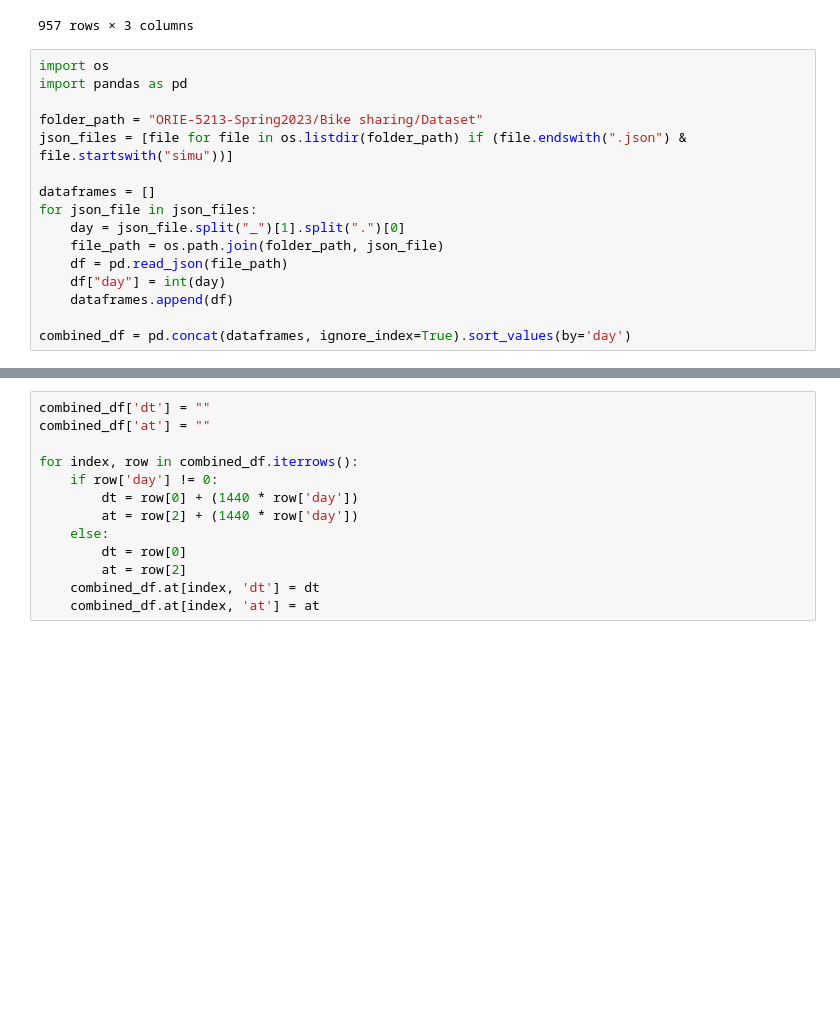
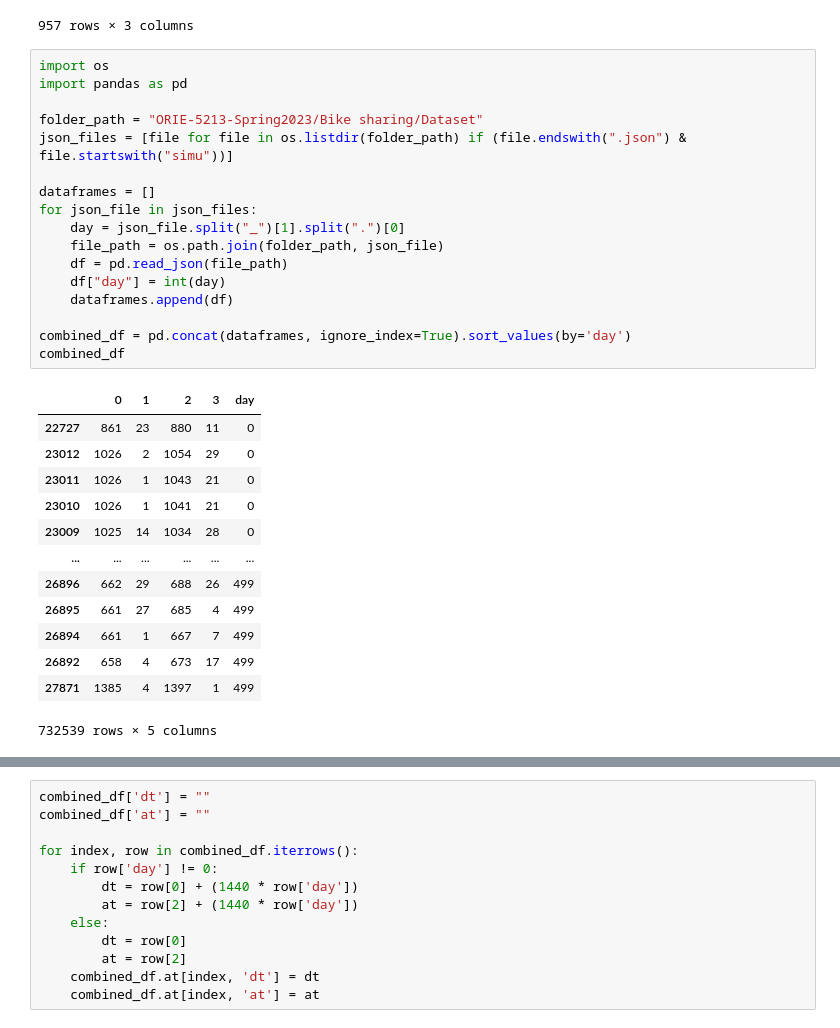
Before and after one commit to clyman23/urban-opt-final, a Jupyter notebook: input_data_bikes_urban_opt.ipynb, the cells around one changed output, grey strips where cells are left out. Drawn from its saved outputs; the diff is of its cells as text; blank space fills up the shorter version.

```diff
--- a/input_data_bikes_urban_opt.ipynb
+++ b/input_data_bikes_urban_opt.ipynb
@@ -166,16 +168,31 @@ df_returns
 # %%
 import os
 import pandas as pd
 
 folder_path = "ORIE-5213-Spring2023/Bike sharing/Dataset"
 json_files = [file for file in os.listdir(folder_path) if (file.endswith(".json") & file.startswith("simu"))]
 
 dataframes = []
 for json_file in json_files:
     day = json_file.split("_")[1].split(".")[0]
     file_path = os.path.join(folder_path, json_file)
     df = pd.read_json(file_path)
     df["day"] = int(day)
     dataframes.append(df)
 
 combined_df = pd.concat(dataframes, ignore_index=True).sort_values(by='day')
+combined_df
+# %% [output]
+|  | 0 | 1 | 2 | 3 | day |
+| 22727 | 861 | 23 | 880 | 11 | 0 |
+| 23012 | 1026 | 2 | 1054 | 29 | 0 |
+| 23011 | 1026 | 1 | 1043 | 21 | 0 |
+| 23010 | 1026 | 1 | 1041 | 21 | 0 |
+| 23009 | 1025 | 14 | 1034 | 28 | 0 |
+| ... | ... | ... | ... | ... | ... |
+| 26896 | 662 | 29 | 688 | 26 | 499 |
+| 26895 | 661 | 27 | 685 | 4 | 499 |
+| 26894 | 661 | 1 | 667 | 7 | 499 |
+| 26892 | 658 | 4 | 673 | 17 | 499 |
+| 27871 | 1385 | 4 | 1397 | 1 | 499 |
+732539 rows × 5 columns
```
Also changed, not shown: parts of 10 cells of this notebook.
